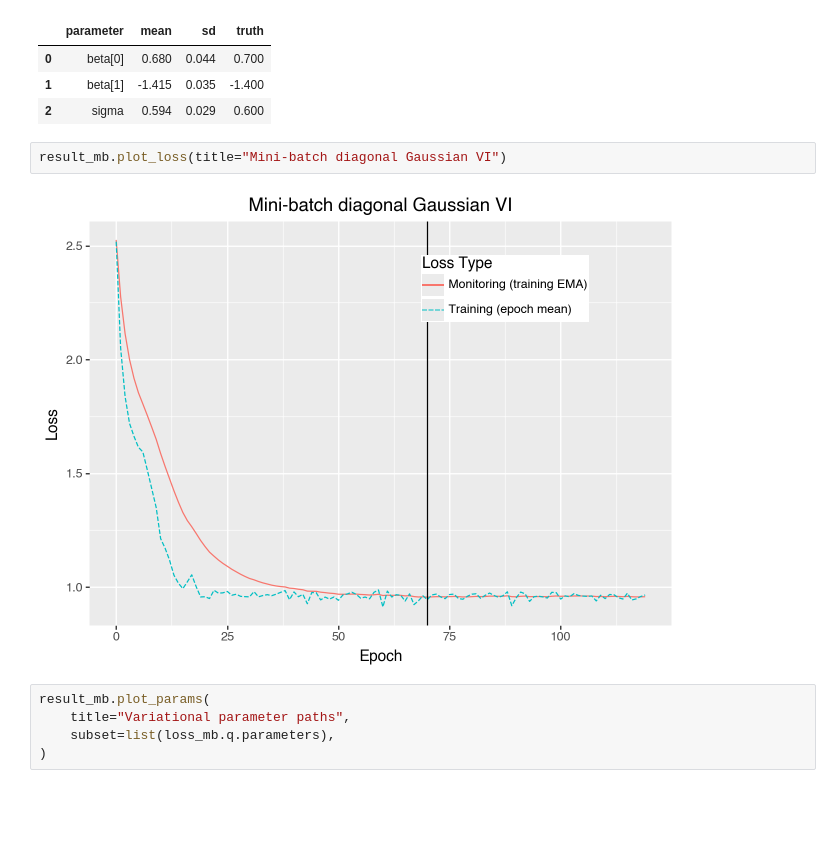
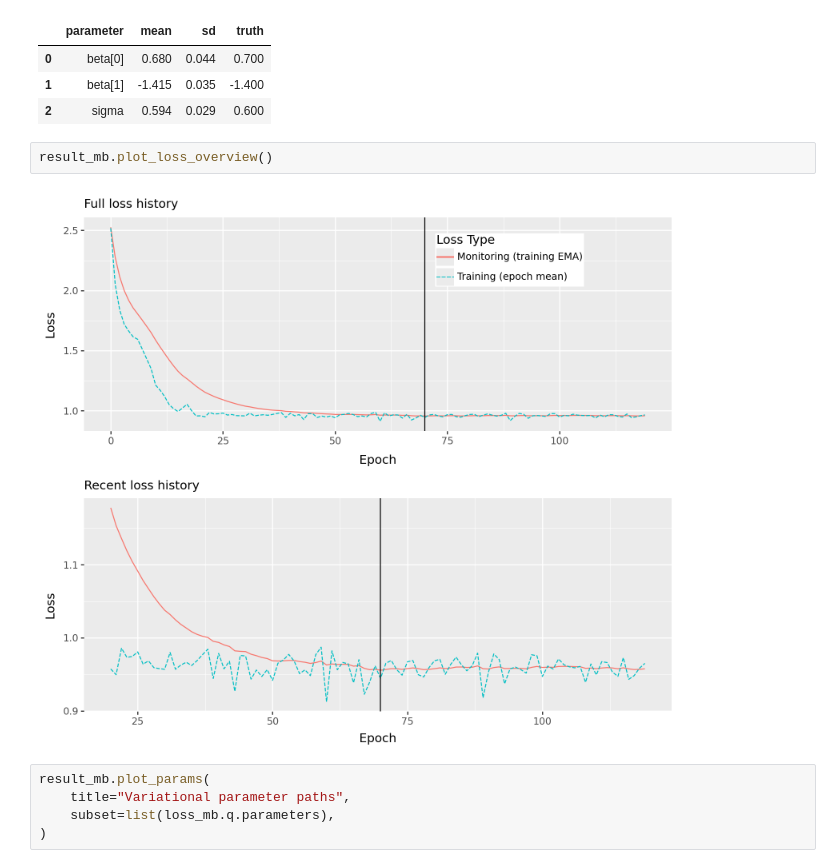
Before and after one commit to liesel-devs/liesel, a Jupyter notebook: docs/source/tutorials/notebooks/11-liesel-vi-basic.ipynb, the cells around one changed output. Saved outputs shown, nothing was run; the diff lists cells and outputs as text; blank space fills up the shorter version.

```diff
--- a/docs/source/tutorials/notebooks/11-liesel-vi-basic.ipynb
+++ b/docs/source/tutorials/notebooks/11-liesel-vi-basic.ipynb
@@ -317,9 +317,9 @@ pd.DataFrame(rows)
 | 1 | beta[1] | -1.415 | 0.035 | -1.400 |
 | 2 | sigma | 0.594 | 0.029 | 0.600 |
 # %%
-result_mb.plot_loss(title="Mini-batch diagonal Gaussian VI")
+result_mb.plot_loss_overview()
 # %% [output]
-[figure, old version]
+[figure, new version]
 # %%
 result_mb.plot_params(
     title="Variational parameter paths",
```
Also changed, not shown: parts of 1 cell of this notebook, 4 other files.
